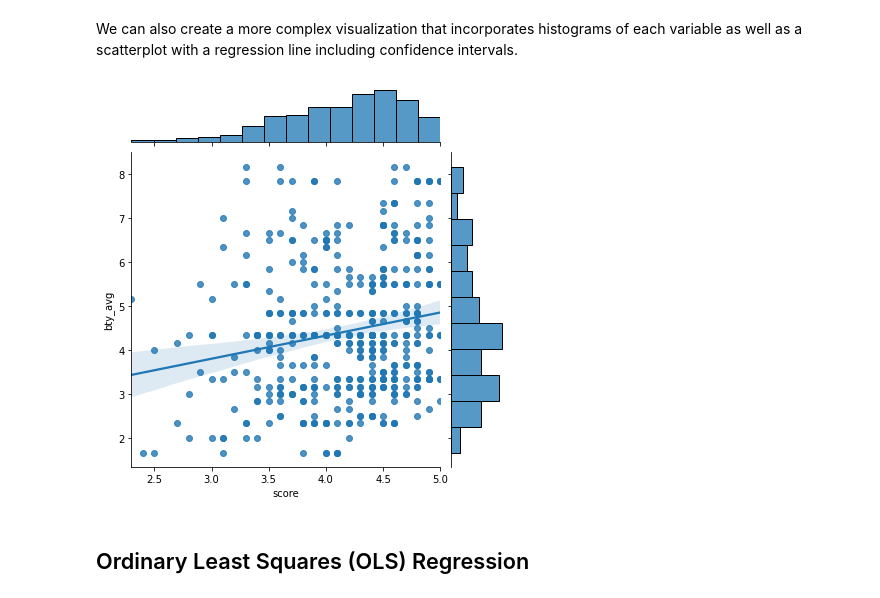
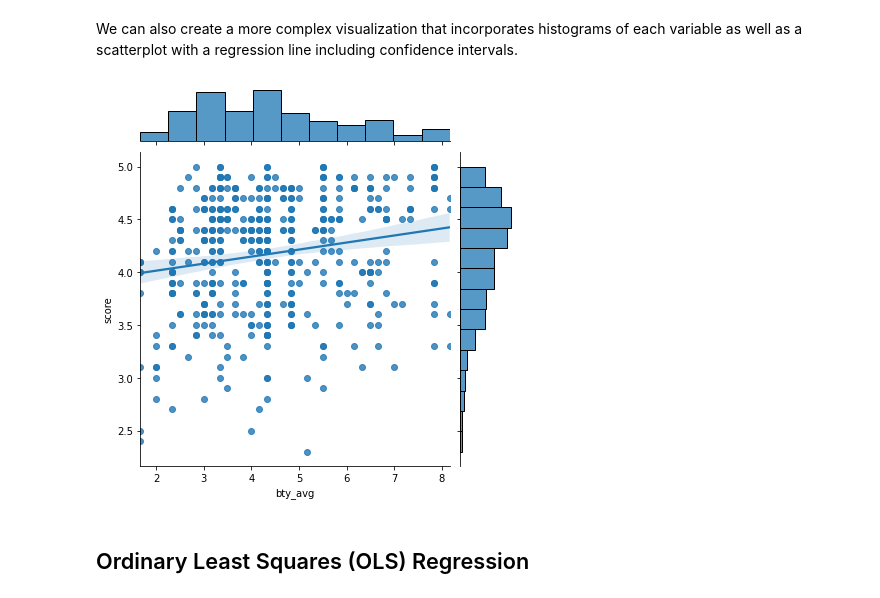
Before and after one commit to ccmilne/si544-fa2020, a Jupyter notebook: 544_Python_Demo.ipynb, the cells around one changed output. Saved outputs shown, nothing was run; the diff lists cells and outputs as text; code cells hidden in the pictures.

```diff
--- a/544_Python_Demo.ipynb
+++ b/544_Python_Demo.ipynb
@@ -53,10 +58,10 @@ We can also create a more complex visualization that incorporates
 histograms of each variable as well as a scatterplot with a
 regression line including confidence intervals.
 # %%
-g = sns.JointGrid(data=evals,x='score',y='bty_avg')
+g = sns.JointGrid(data=evals,x='bty_avg',y='score')
 g = g.plot(sns.regplot, sns.histplot)
 # %% [output]
-[figure, old version]
+[figure, new version]
 # %% [markdown]
 ## Ordinary Least Squares (OLS) Regression
 # %%
```
Also changed, not shown: parts of 5 cells of this notebook.
